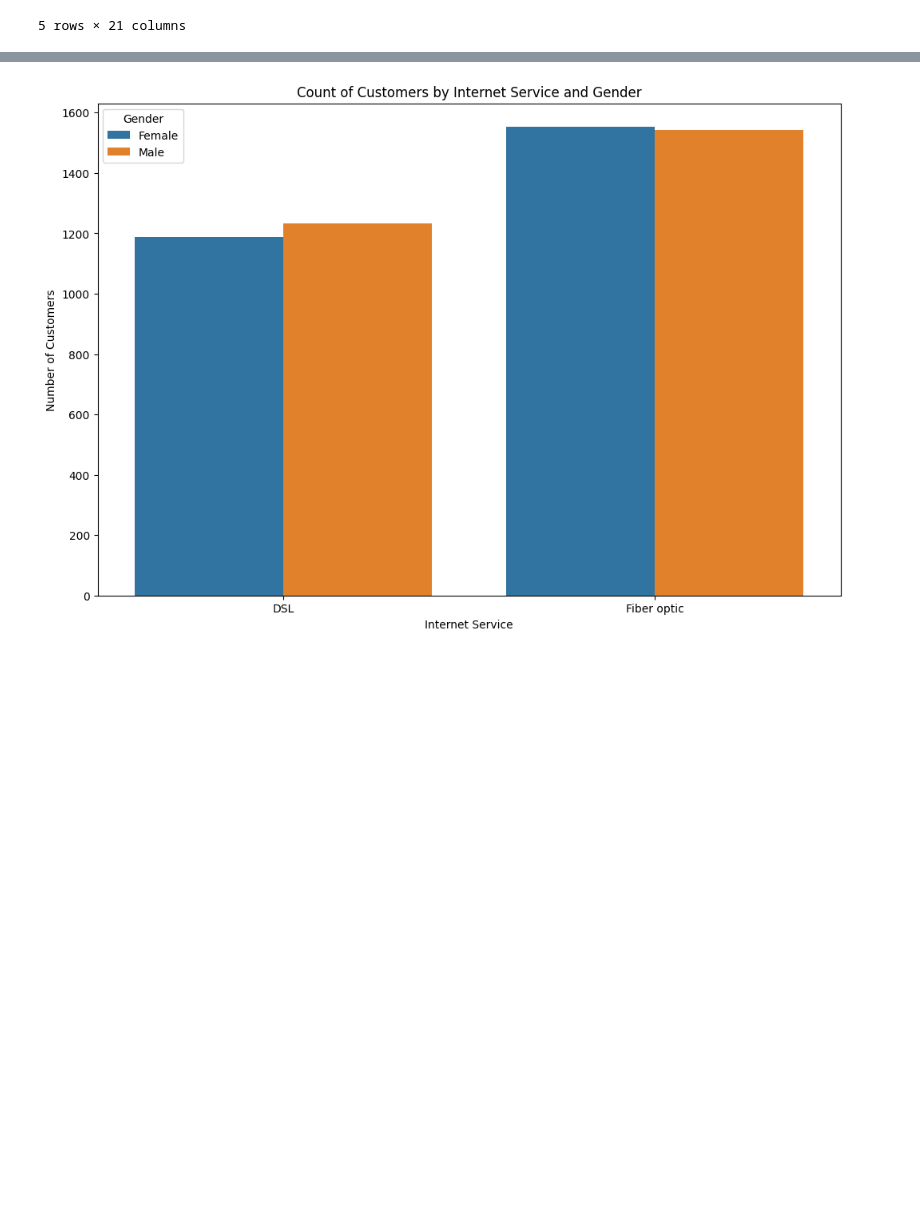
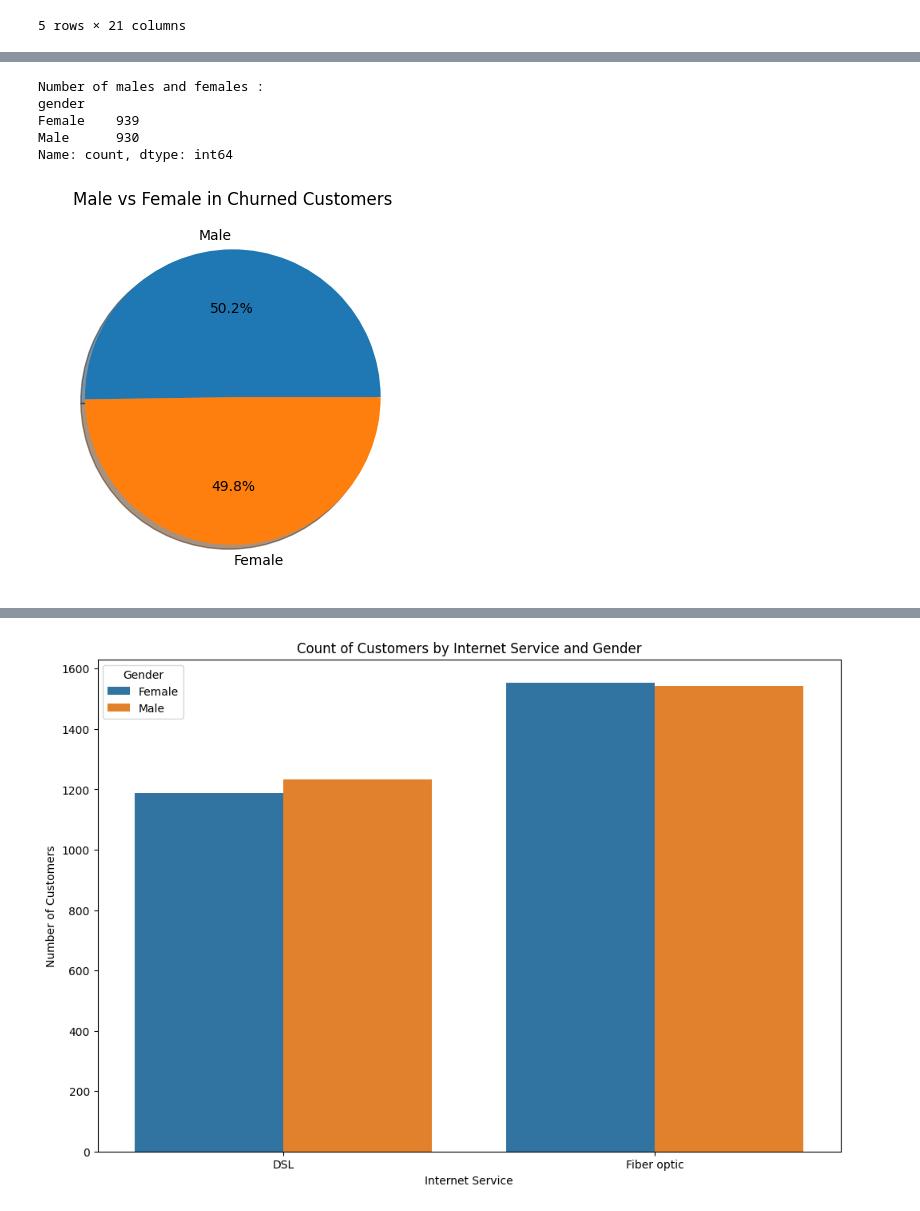
Before and after one commit to shivam9142kumar/Customer_Churn, a Jupyter notebook: Customer_Churn_Analysis.ipynb, the cells around one changed output, grey strips where cells are left out. Saved outputs shown, nothing was run; the diff lists cells and outputs as text; code cells hidden in the pictures; blank space fills up the shorter version.

```diff
--- a/Customer_Churn_Analysis.ipynb
+++ b/Customer_Churn_Analysis.ipynb
@@ -194,0 +290,17 @@ plt.show()
+# %%
+# Comparing the between the genders who are customer churned
+churned = df[mask]
+gender_count = churned["gender"].value_counts()
+print("Number of males and females : ")
+print(gender_count)
+gender_plot = df.loc[mask, ["customerID", "gender"]]
+plt.title("Male vs Female in Churned Customers")
+plt.pie(gender_count, labels=["Male", "Female"], autopct="%1.1f%%", shadow=True)
+plt.show()
+# %% [output]
+Number of males and females :
+gender
+Female    939
+Male      930
+Name: count, dtype: int64
+[figure, added]
```
Also changed, not shown: parts of 59 cells of this notebook.
